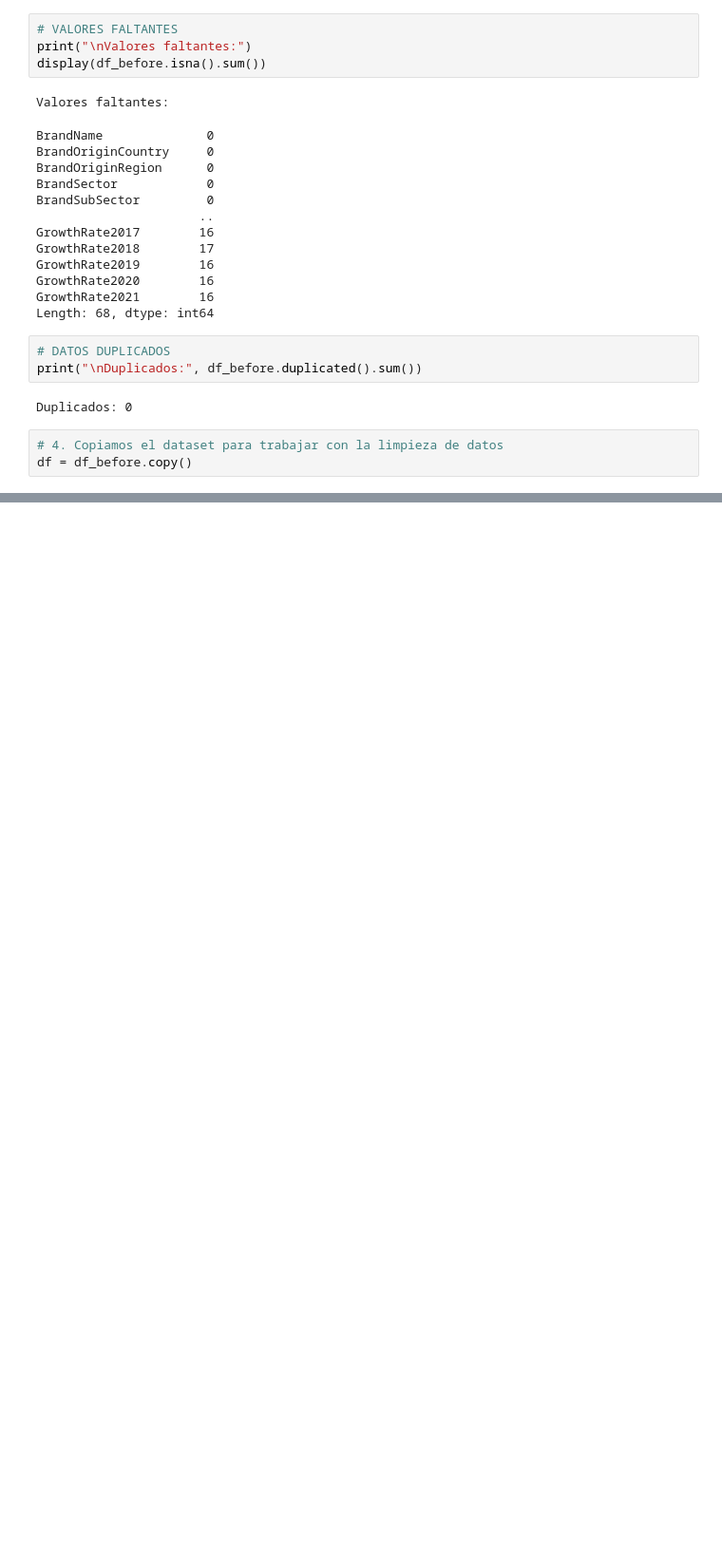
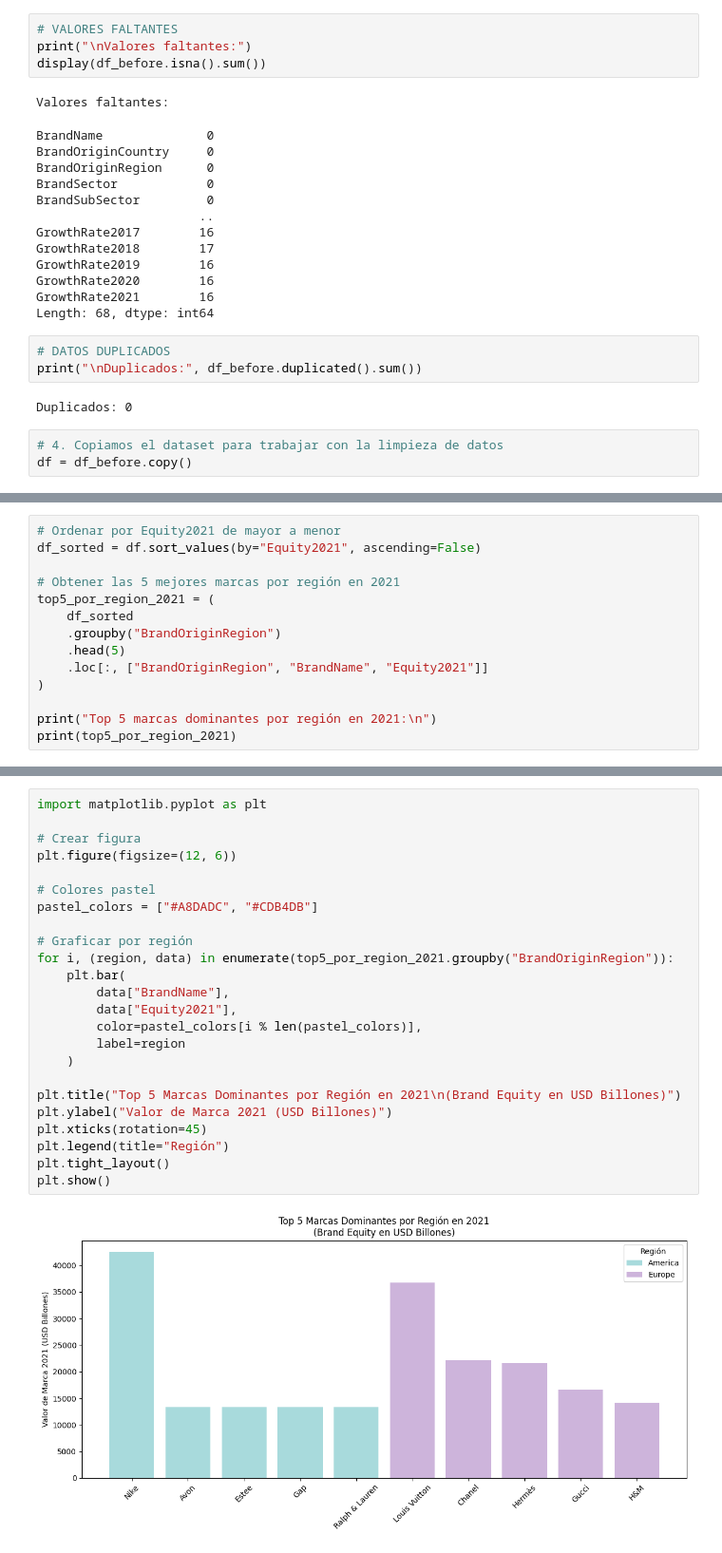
Before and after one commit to PaoAlonzo/data-engineering-and-analytics-lab, a Jupyter notebook: Tarea1/analisis.ipynb, the cells around one changed output, grey strips where cells are left out. Shown at 95% size. Drawn from its saved outputs; the diff is of its cells as text; blank space fills up the shorter version.

Commit message:
feat: grafica

```diff
--- a/Tarea1/analisis.ipynb
+++ b/Tarea1/analisis.ipynb
@@ -87,0 +173,14 @@ df = df_before.copy()
+# %%
+# Ordenar por Equity2021 de mayor a menor
+df_sorted = df.sort_values(by="Equity2021", ascending=False)
+
+# Obtener las 5 mejores marcas por región en 2021
+top5_por_region_2021 = (
+    df_sorted
+    .groupby("BrandOriginRegion")
+    .head(5)
+    .loc[:, ["BrandOriginRegion", "BrandName", "Equity2021"]]
+)
+
+print("Top 5 marcas dominantes por región en 2021:\n")
+print(top5_por_region_2021)
@@ -87,0 +201,26 @@ df = df_before.copy()
+# %%
+import matplotlib.pyplot as plt
+
+# Crear figura
+plt.figure(figsize=(12, 6))
+
+# Colores pastel
+pastel_colors = ["#A8DADC", "#CDB4DB"]
+
+# Graficar por región
+for i, (region, data) in enumerate(top5_por_region_2021.groupby("BrandOriginRegion")):
+    plt.bar(
+        data["BrandName"],
+        data["Equity2021"],
+        color=pastel_colors[i % len(pastel_colors)],
+        label=region
+    )
+
+plt.title("Top 5 Marcas Dominantes por Región en 2021\n(Brand Equity en USD Billones)")
+plt.ylabel("Valor de Marca 2021 (USD Billones)")
+plt.xticks(rotation=45)
+plt.legend(title="Región")
+plt.tight_layout()
+plt.show()
+# %% [output]
+[figure, added]
```
Also changed, not shown: parts of 6 cells of this notebook.
